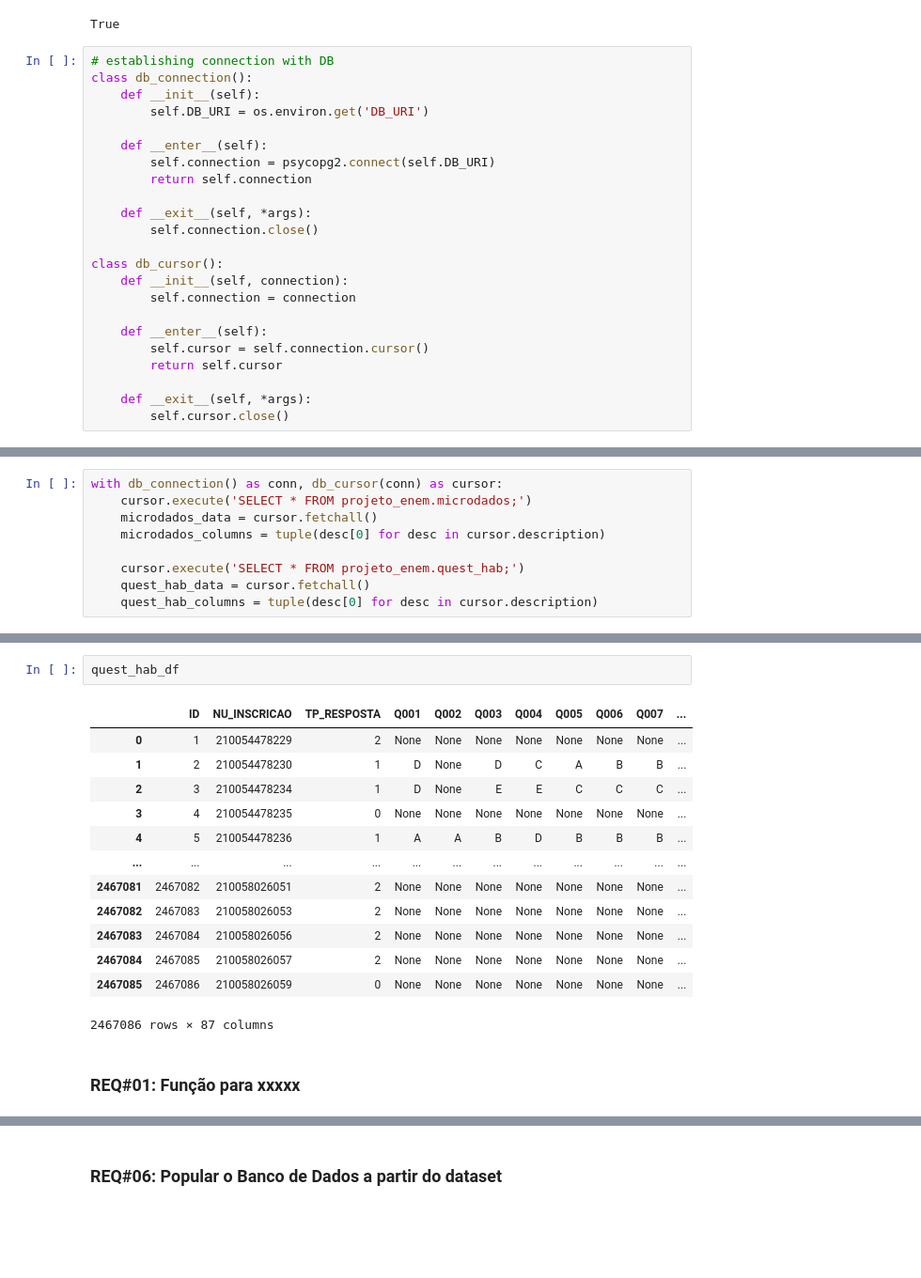
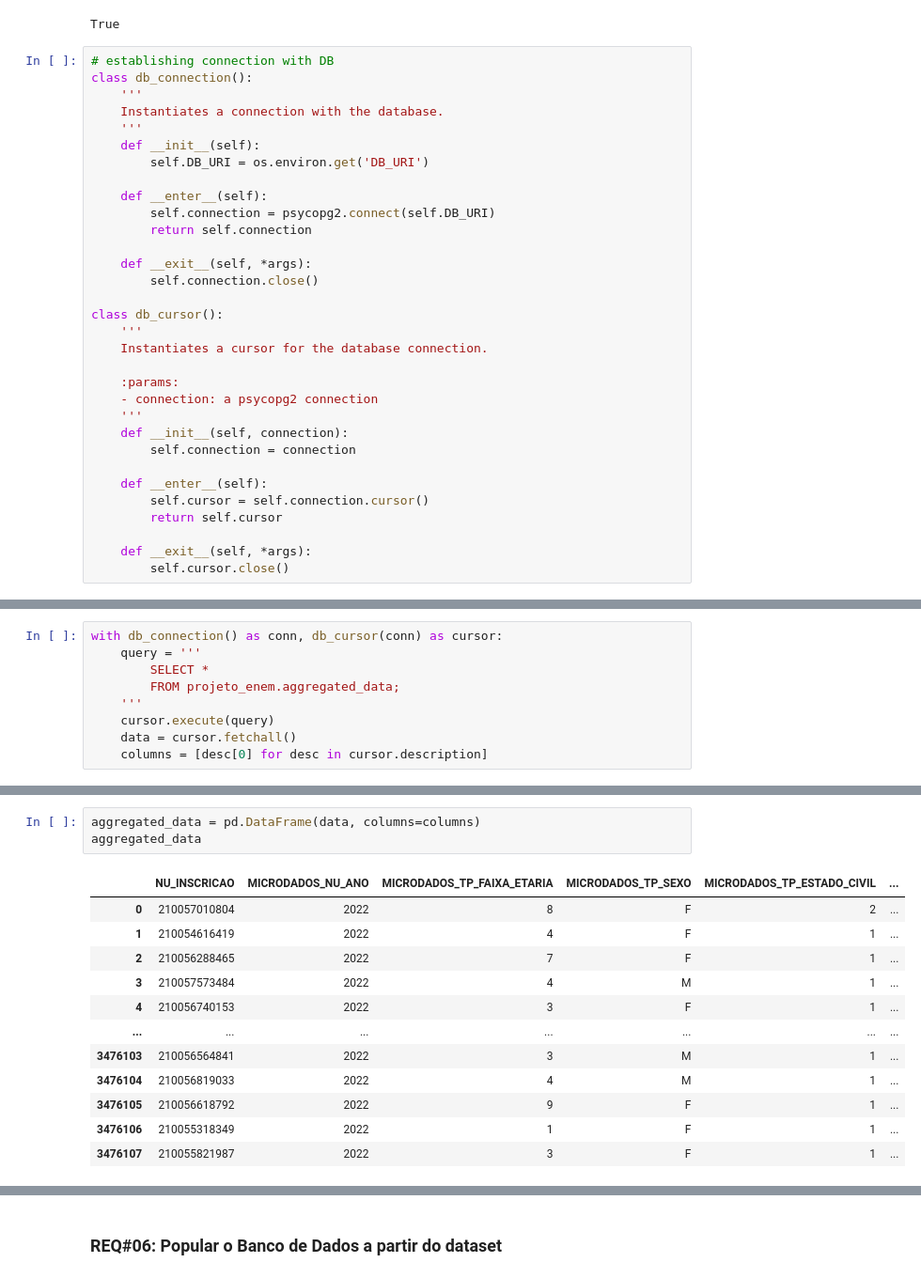
Before and after one commit to jv-porto/projeto-analise-habitos-estudo-enem, a Jupyter notebook: projeto.ipynb, the cells around one changed output, grey strips where cells are left out. Shown at 94% size. Saved outputs shown, nothing was run; the diff lists cells and outputs as text; blank space fills up the shorter version.

```diff
--- a/projeto.ipynb
+++ b/projeto.ipynb
@@ -23,6 +20,9 @@ True
 # %%
 # establishing connection with DB
 class db_connection():
+    '''
+    Instantiates a connection with the database.
+    '''
     def __init__(self):
         self.DB_URI = os.environ.get('DB_URI')
 
@@ -34,6 +34,12 @@ class db_connection():
         self.connection.close()
 
 class db_cursor():
+    '''
+    Instantiates a cursor for the database connection.
+
+    :params:
+    - connection: a psycopg2 connection
+    '''
     def __init__(self, connection):
         self.connection = connection
 
@@ -46,9 +67,9 @@ class db_cursor():
 # %%
 with db_connection() as conn, db_cursor(conn) as cursor:
-    cursor.execute('SELECT * FROM projeto_enem.microdados;')
-    microdados_data = cursor.fetchall()
-    microdados_columns = tuple(desc[0] for desc in cursor.description)
-
-    cursor.execute('SELECT * FROM projeto_enem.quest_hab;')
-    quest_hab_data = cursor.fetchall()
-    quest_hab_columns = tuple(desc[0] for desc in cursor.description)
+    query = '''
+        SELECT *
+        FROM projeto_enem.aggregated_data;
+    '''
+    cursor.execute(query)
+    data = cursor.fetchall()
+    columns = [desc[0] for desc in cursor.description]
@@ -74,18 +76,16 @@ microdados_df
-# %%
-quest_hab_df
-# %% [output]
-|  | ID | NU_INSCRICAO | TP_RESPOSTA | Q001 | Q002 | Q003 | Q004 | Q005 | Q006 | Q007 | ... |
-| 0 | 1 | 210054478229 | 2 | None | None | None | None | None | None | None | ... |
-| 1 | 2 | 210054478230 | 1 | D | None | D | C | A | B | B | ... |
-| 2 | 3 | 210054478234 | 1 | D | None | E | E | C | C | C | ... |
-| 3 | 4 | 210054478235 | 0 | None | None | None | None | None | None | None | ... |
-| 4 | 5 | 210054478236 | 1 | A | A | B | D | B | B | B | ... |
-| ... | ... | ... | ... | ... | ... | ... | ... | ... | ... | ... | ... |
-| 2467081 | 2467082 | 210058026051 | 2 | None | None | None | None | None | None | None | ... |
-| 2467082 | 2467083 | 210058026053 | 2 | None | None | None | None | None | None | None | ... |
-| 2467083 | 2467084 | 210058026056 | 2 | None | None | None | None | None | None | None | ... |
-| 2467084 | 2467085 | 210058026057 | 2 | None | None | None | None | None | None | None | ... |
-| 2467085 | 2467086 | 210058026059 | 0 | None | None | None | None | None | None | None | ... |
-2467086 rows × 87 columns
-# %% [markdown]
-### **REQ#01: Função para xxxxx**
+# %%
+aggregated_data = pd.DataFrame(data, columns=columns)
+aggregated_data
+# %% [output]
+|  | NU_INSCRICAO | MICRODADOS_NU_ANO | MICRODADOS_TP_FAIXA_ETARIA | MICRODADOS_TP_SEXO | MICRODADOS_TP_ESTADO_CIVIL | ... |
+| 0 | 210057010804 | 2022 | 8 | F | 2 | ... |
+| 1 | 210054616419 | 2022 | 4 | F | 1 | ... |
+| 2 | 210056288465 | 2022 | 7 | F | 1 | ... |
+| 3 | 210057573484 | 2022 | 4 | M | 1 | ... |
+| 4 | 210056740153 | 2022 | 3 | F | 1 | ... |
+| ... | ... | ... | ... | ... | ... | ... |
+| 3476103 | 210056564841 | 2022 | 3 | M | 1 | ... |
+| 3476104 | 210056819033 | 2022 | 4 | M | 1 | ... |
+| 3476105 | 210056618792 | 2022 | 9 | F | 1 | ... |
+| 3476106 | 210055318349 | 2022 | 1 | F | 1 | ... |
+| 3476107 | 210055821987 | 2022 | 3 | F | 1 | ... |
```
Also changed, not shown: parts of 37 cells of this notebook, 1 other file.
